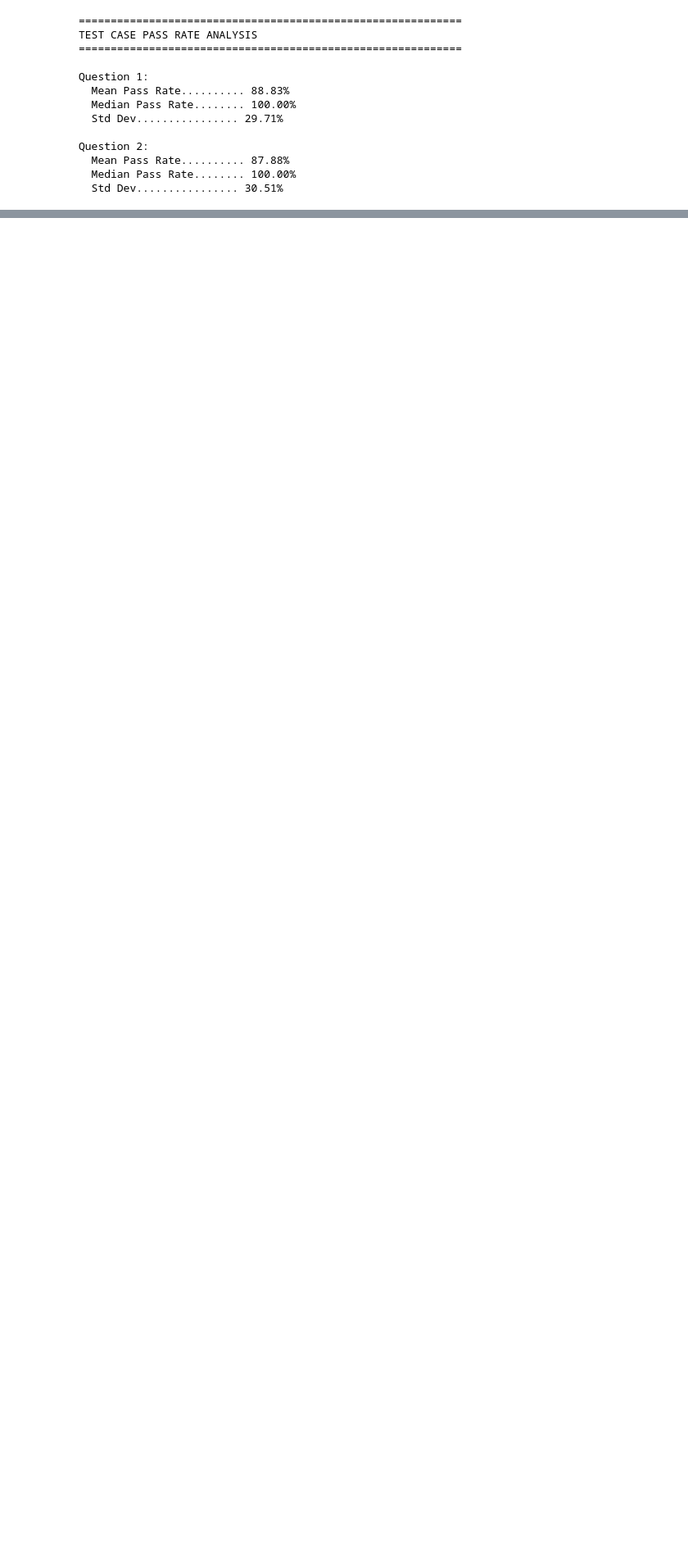
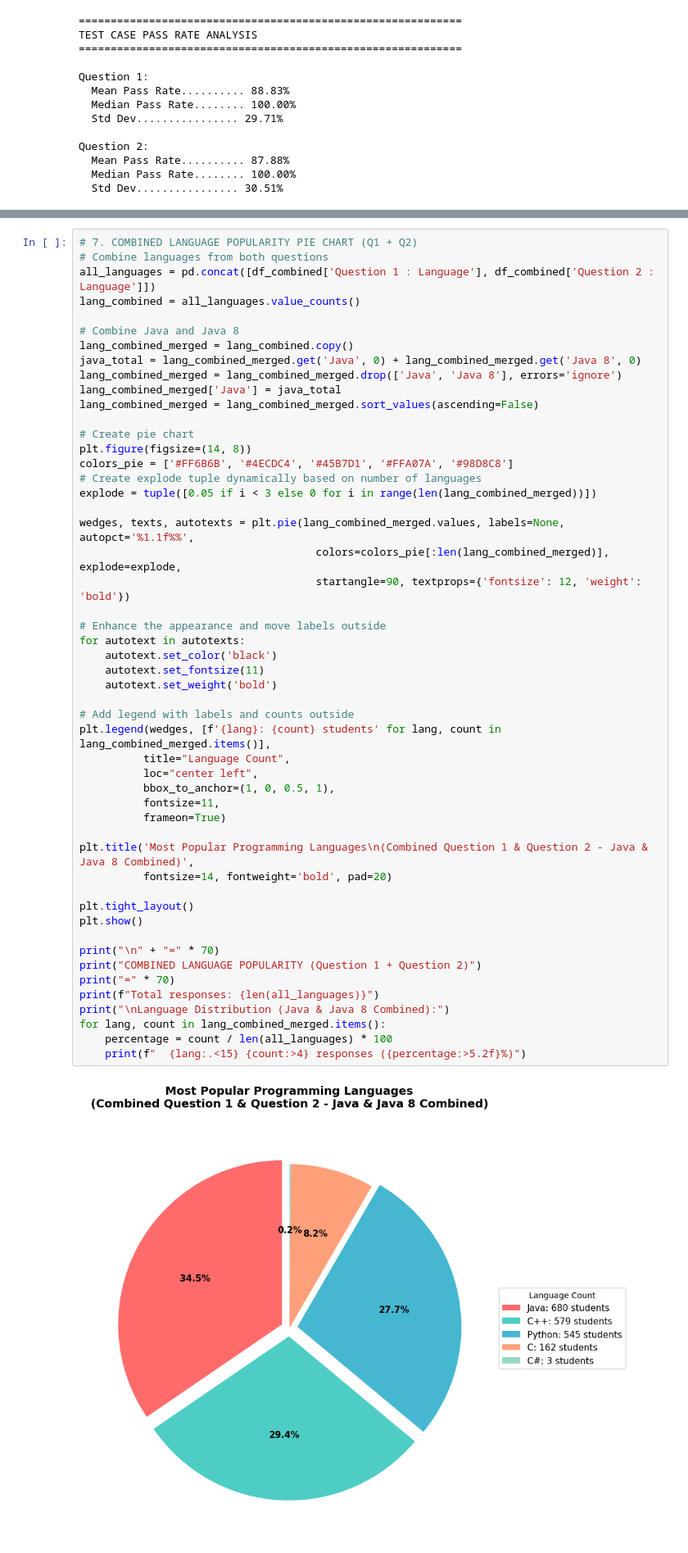
Before and after one commit to porasnehra/data-analyst, a Jupyter notebook: graph.ipynb, the cells around one changed output, grey strips where cells are left out. Shown at 82% size. Cells and saved outputs as stored; diff of their text form; blank space fills up the shorter version.

```diff
--- a/graph.ipynb
+++ b/graph.ipynb
@@ -450,0 +432,53 @@ Semester 6:
+# %%
+# 7. COMBINED LANGUAGE POPULARITY PIE CHART (Q1 + Q2)
+# Combine languages from both questions
+all_languages = pd.concat([df_combined['Question 1 : Language'], df_combined['Question 2 : Language']])
+lang_combined = all_languages.value_counts()
+
+# Combine Java and Java 8
+lang_combined_merged = lang_combined.copy()
+java_total = lang_combined_merged.get('Java', 0) + lang_combined_merged.get('Java 8', 0)
+lang_combined_merged = lang_combined_merged.drop(['Java', 'Java 8'], errors='ignore')
+lang_combined_merged['Java'] = java_total
+lang_combined_merged = lang_combined_merged.sort_values(ascending=False)
+
+# Create pie chart
+plt.figure(figsize=(14, 8))
+colors_pie = ['#FF6B6B', '#4ECDC4', '#45B7D1', '#FFA07A', '#98D8C8']
+# Create explode tuple dynamically based on number of languages
+explode = tuple([0.05 if i < 3 else 0 for i in range(len(lang_combined_merged))])
+
+wedges, texts, autotexts = plt.pie(lang_combined_merged.values, labels=None, autopct='%1.1f%%',
+                                     colors=colors_pie[:len(lang_combined_merged)], explode=explode,
+                                     startangle=90, textprops={'fontsize': 12, 'weight': 'bold'})
+
+# Enhance the appearance and move labels outside
+for autotext in autotexts:
+    autotext.set_color('black')
+    autotext.set_fontsize(11)
+    autotext.set_weight('bold')
+
+# Add legend with labels and counts outside
+plt.legend(wedges, [f'{lang}: {count} students' for lang, count in lang_combined_merged.items()],
+          title="Language Count",
+          loc="center left",
+          bbox_to_anchor=(1, 0, 0.5, 1),
+          fontsize=11,
+          frameon=True)
+
+plt.title('Most Popular Programming Languages\n(Combined Question 1 & Question 2 - Java & Java 8 Combined)',
+          fontsize=14, fontweight='bold', pad=20)
+
+plt.tight_layout()
+plt.show()
+
+print("\n" + "=" * 70)
+print("COMBINED LANGUAGE POPULARITY (Question 1 + Question 2)")
+print("=" * 70)
+print(f"Total responses: {len(all_languages)}")
+print("\nLanguage Distribution (Java & Java 8 Combined):")
+for lang, count in lang_combined_merged.items():
+    percentage = count / len(all_languages) * 100
+    print(f"  {lang:.<15} {count:>4} responses ({percentage:>5.2f}%)")
+# %% [output]
+[figure, added]
```
Also changed, not shown: parts of 4 cells of this notebook.
